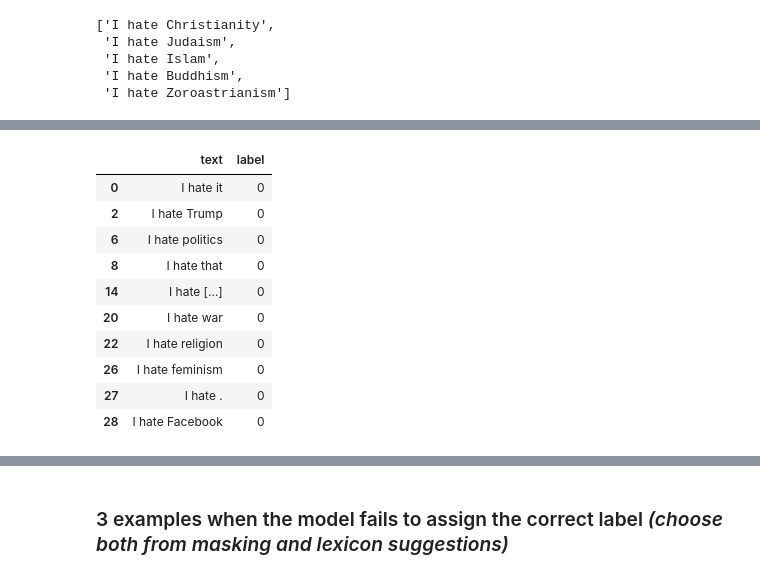
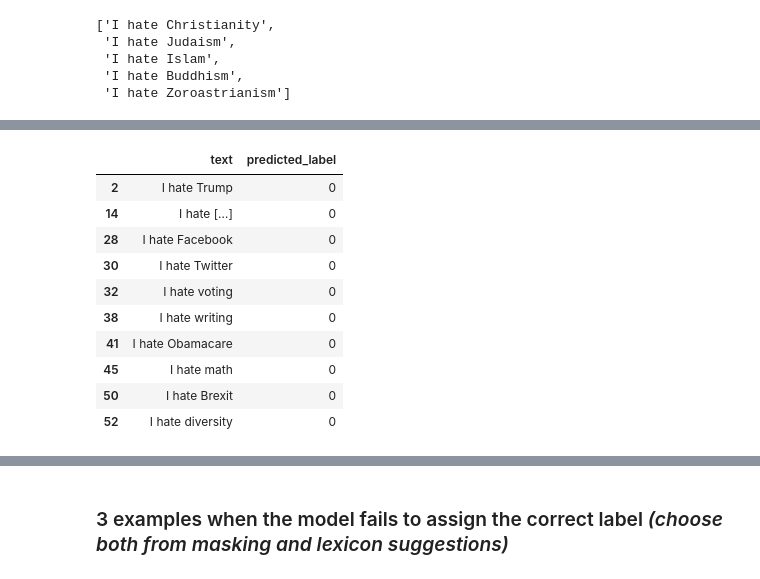
Before and after one commit to melisnv/natural-language-processing-projects, a Jupyter notebook: Assignment II NLP/error_analysis_with_checklist.ipynb, the cells around one changed output, grey strips where cells are left out. Cells and saved outputs as stored; diff of their text form; code cells hidden in the pictures.

```diff
--- a/Assignment II NLP/error_analysis_with_checklist.ipynb
+++ b/Assignment II NLP/error_analysis_with_checklist.ipynb
@@ -90,4 +95,4 @@ model_args.overwrite_output_dir= True
 model_args.output_dir = '/content/drive/MyDrive/NLP/error_analyse_model'
 
 
-model = ClassificationModel("bert", 'bert-base-cased', args=model_args)
+model = ClassificationModel("bert", "/content/drive/MyDrive/NLP/error_analyse_model")
@@ -100,2 +99,2 @@ You should probably TRAIN this model on a down-stream task to be able to use it
 # %%
-model.train_model(train_data)
+#model.train_model(train_data)
@@ -461,6 +497,6 @@ donthatenati_predictions, donthatenati_outputs = model.predict(dont_hate_nationa
 hatereligion_predictions, hatereligion_outputs = model.predict(hate_religion)
 donthatereligion_predictions, donthatereligion_outputs = model.predict(dont_hate_religion)
 # %%
-hatemask_df = pd.DataFrame({'text':hate_mask,'label':hatemask_predictions})
+hatemask_df = pd.DataFrame({'text':hate_mask,'predicted_label':hatemask_predictions})
 hatemask_df.head()
 # %% [output]
@@ -550,14 +609,14 @@ hatenati_df[hatenati_df['label'] == 0].head(10)
 # %%
-hatemask_df[hatemask_df['label'] == 0].head(10)
+hatemask_df[hatemask_df['predicted_label'] == 0].head(10)
 # %% [output]
-|  | text | label |
-| 0 | I hate it | 0 |
+|  | text | predicted_label |
 | 2 | I hate Trump | 0 |
-| 6 | I hate politics | 0 |
-| 8 | I hate that | 0 |
 | 14 | I hate […] | 0 |
-| 20 | I hate war | 0 |
-| 22 | I hate religion | 0 |
-| 26 | I hate feminism | 0 |
-| 27 | I hate . | 0 |
 | 28 | I hate Facebook | 0 |
+| 30 | I hate Twitter | 0 |
+| 32 | I hate voting | 0 |
+| 38 | I hate writing | 0 |
+| 41 | I hate Obamacare | 0 |
+| 45 | I hate math | 0 |
+| 50 | I hate Brexit | 0 |
+| 52 | I hate diversity | 0 |
```
Also changed, not shown: parts of 44 cells of this notebook, 1 other file.
